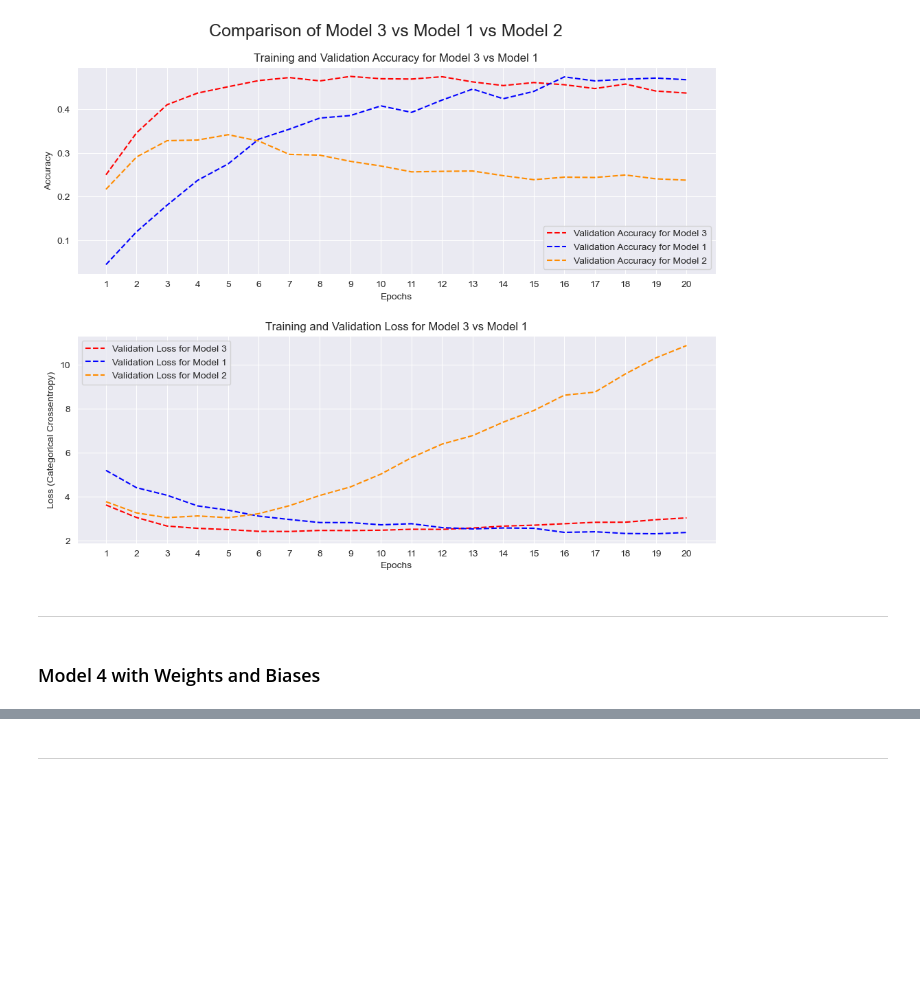
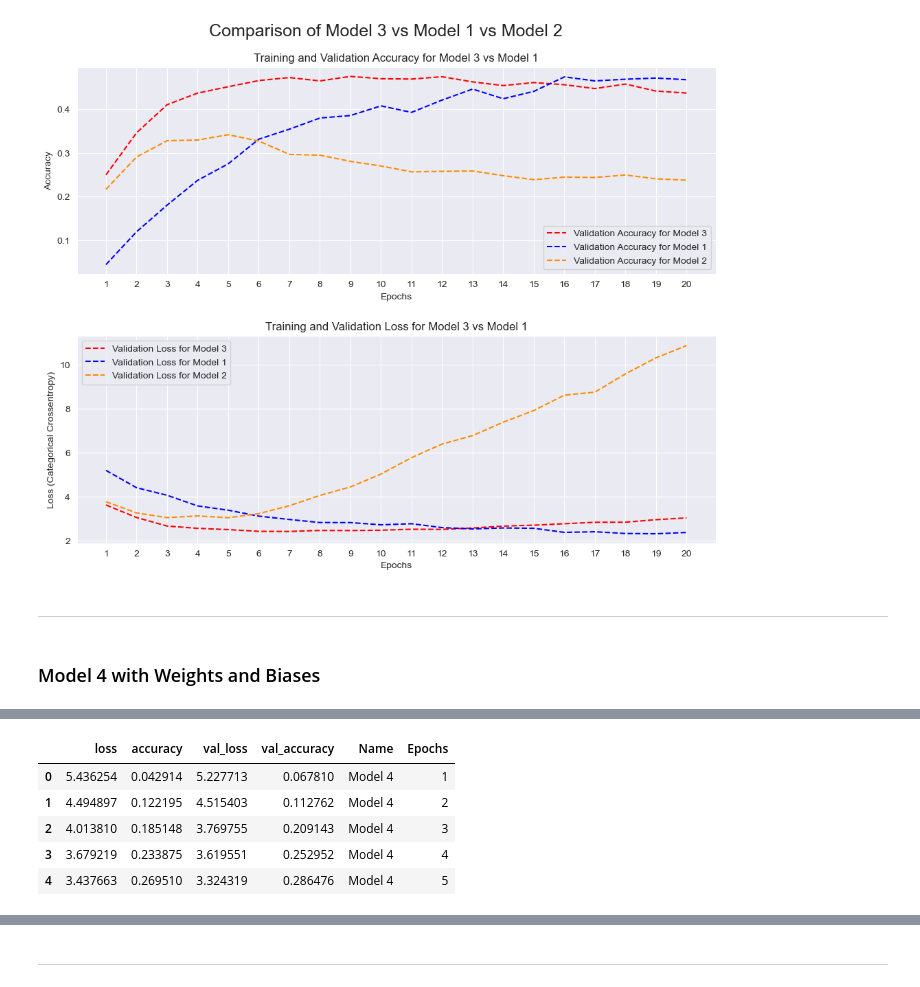
Before and after one commit to dvdhartsman/Bird_Species_Image_Classification, a Jupyter notebook: Bird_Classification_2.ipynb, the cells around one changed output, grey strips where cells are left out. Saved outputs shown, nothing was run; the diff lists cells and outputs as text; code cells hidden in the pictures; blank space fills up the shorter version.

```diff
--- a/Bird_Classification_2.ipynb
+++ b/Bird_Classification_2.ipynb
@@ -660,0 +618,19 @@ model.summary()
+# %%
+# Model Evaluation, history conversion to dataframe, saving model
+# model4_df = pd.DataFrame(history_4.history)
+
+# model4_df["Name"] = "Model 4"
+# model4_df["Epochs"] = range(1, 6)
+
+# model4_df.to_csv('/Users/samalainabayeva/Desktop/FLAT_IRON!!!/birds_archive/model_4_logs.csv')
+model4_df = pd.read_csv('/Users/samalainabayeva/Desktop/FLAT_IRON!!!/birds_archive/model_4_logs.csv', index_col=0)
+
+# history_4.model.save() # Choosing not to save the model, because its performance was poor
+model4_df.head()
+# %% [output]
+|  | loss | accuracy | val_loss | val_accuracy | Name | Epochs |
+| 0 | 5.436254 | 0.042914 | 5.227713 | 0.067810 | Model 4 | 1 |
+| 1 | 4.494897 | 0.122195 | 4.515403 | 0.112762 | Model 4 | 2 |
+| 2 | 4.013810 | 0.185148 | 3.769755 | 0.209143 | Model 4 | 3 |
+| 3 | 3.679219 | 0.233875 | 3.619551 | 0.252952 | Model 4 | 4 |
+| 4 | 3.437663 | 0.269510 | 3.324319 | 0.286476 | Model 4 | 5 |
```
Also changed, not shown: parts of 21 cells of this notebook.
